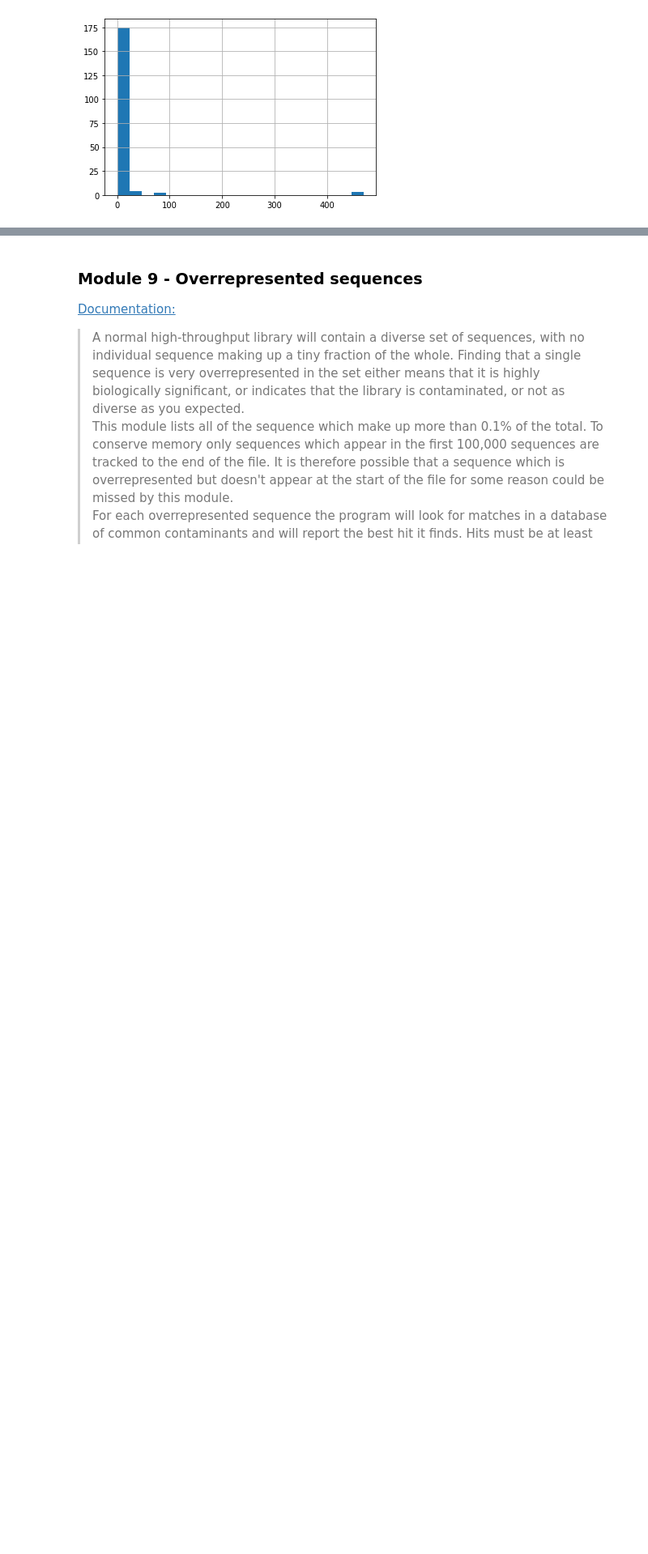
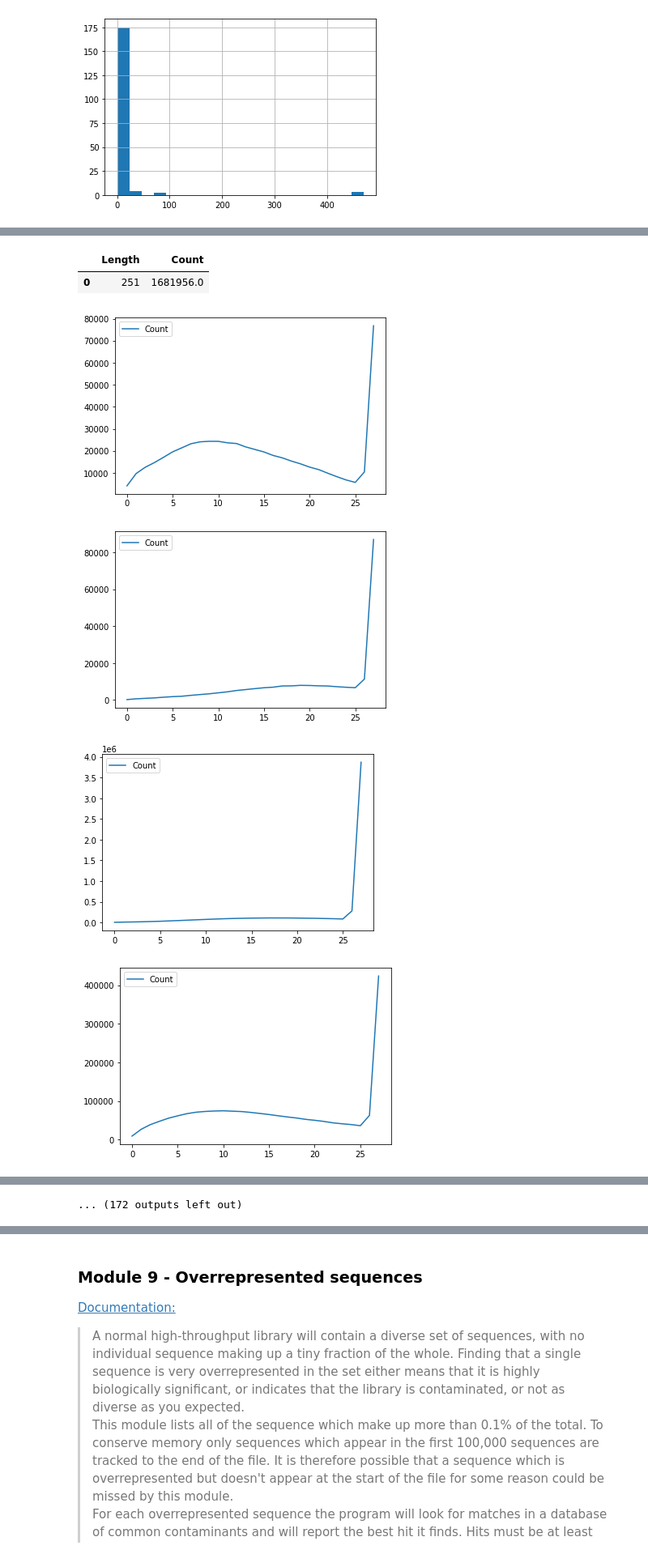
Before and after one commit to AlexHTW/ngs_quality_control, a Jupyter notebook: 06_feature_engineering_modules.ipynb, the cells around one changed output, grey strips where cells are left out. Shown at 81% size. Drawn from its saved outputs; the diff is of its cells as text; code cells hidden in the pictures; blank space fills up the shorter version.

```diff
--- a/06_feature_engineering_modules.ipynb
+++ b/06_feature_engineering_modules.ipynb
@@ -244,0 +285,15 @@ This module generates a graph showing the distribution of fragment sizes in the
+# %%
+#some distributions with only one value:
+ngs_reads['Sequence Length Distribution'][125]
+# %% [output]
+|  | Length | Count |
+| 0 | 251 | 1681956.0 |
+# %%
+# all plots
+for index, row in ngs_reads.iterrows():
+    row['Sequence Length Distribution'].plot(kind="line")
+# %% [output]
+[figure, added]
+[figure, added]
+[figure, added]
+[figure, added]
@@ -244,0 +308 @@ This module generates a graph showing the distribution of fragment sizes in the
+... (172 outputs left out)
```
Also changed, not shown: parts of 28 cells of this notebook.
